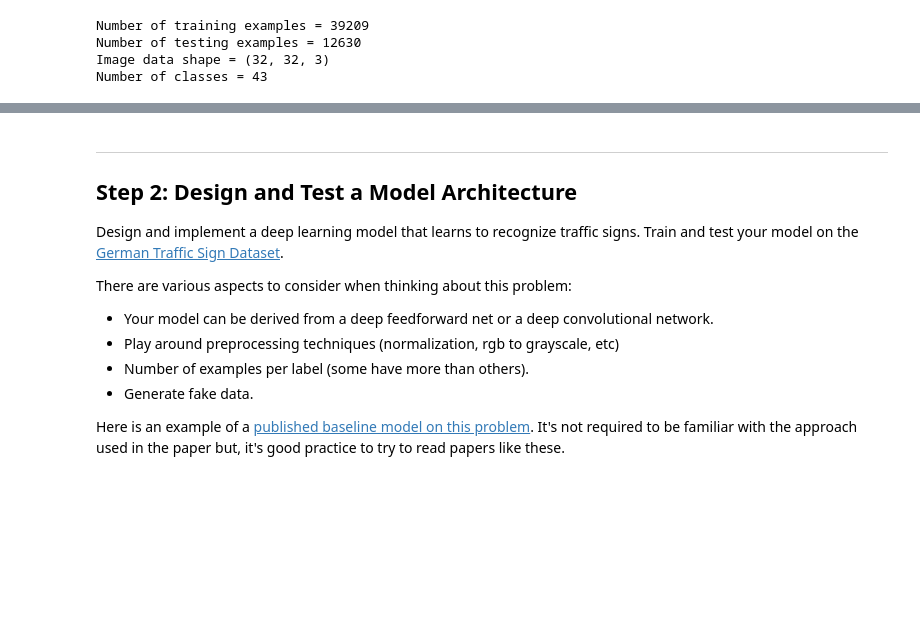
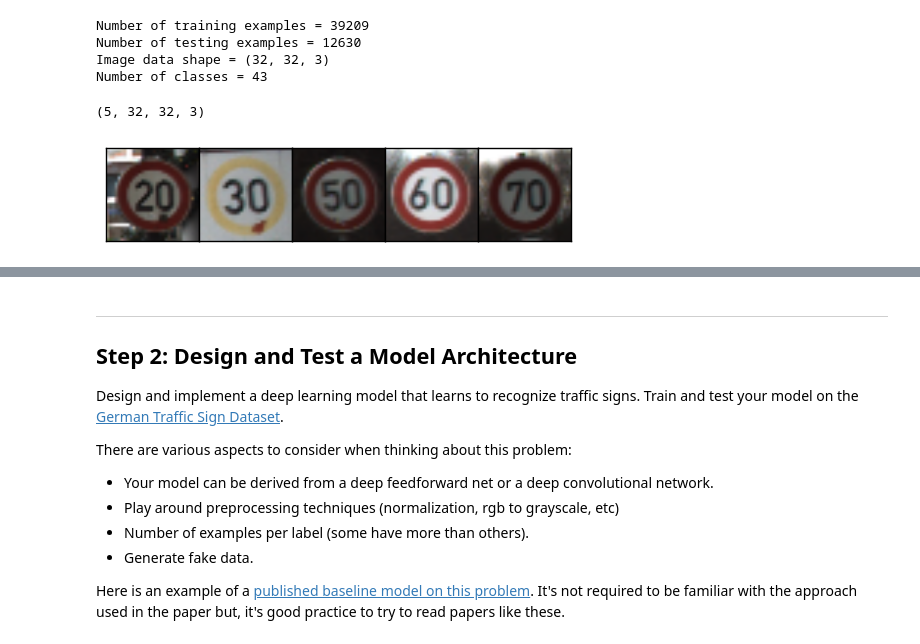
Before and after one commit to citlaligm/German-Traffic-Sign-Recognition, a Jupyter notebook: Traffic_Signs_Recognition.ipynb, the cells around one changed output, grey strips where cells are left out. Drawn from its saved outputs; the diff is of its cells as text; code cells hidden in the pictures; blank space fills up the shorter version.

```diff
--- a/Traffic_Signs_Recognition.ipynb
+++ b/Traffic_Signs_Recognition.ipynb
@@ -88,20 +95,42 @@ Number of training examples = 39209
 Number of testing examples = 12630
 Image data shape = (32, 32, 3)
 Number of classes = 43
+# %%
+#Load 5 images and make them 32x32 RGB images
+
+size = 32, 32
+
+my_test_list = []
+
+for infile in glob.glob("*.jpg"):
+    file, ext = os.path.splitext(infile)
+    img = Image.open(infile)
+    img_rgb = img.convert('RGB')
+    thumb = img_rgb.thumbnail(size, Image.ANTIALIAS)
+    image = np.reshape(img_rgb, (32, 32, 3))
+    my_test_list.append(image)
+
+my_test_X = np.stack(my_test_list)
+print(np.stack(my_test_X).shape)
+
+
+my_test_y = [0, 1, 2, 3, 4]
+# %% [output]
+(5, 32, 32, 3)
 # %%
 ### Data exploration visualization goes here.
 ### Feel free to use as many code cells as needed.
 # %%
 #ax = sns.countplot(x="labels", data=train)
 # %%
-def show_images(images):
+def show_images(images,row,col):
 
     #Split the figure in 3 rows and 3 columns to put images
-    figure, axes = plot.subplots(10,10)
+    figure, axes = plot.subplots(row,col)
 
     # hspace vertical space reserve for white space between subplots
     # wspace horizontal space reserve for white space between subplots
-    figure.subplots_adjust(hspace=0.2, wspace=0.2)
+    figure.subplots_adjust(hspace=0.0, wspace=0.0)
 
     for i, ax in enumerate(axes.flat):
         image_shape = np.shape(images[i])
@@ -120,0 +147,14 @@ def show_images(images):
+# %%
+indexes = []
+selection = []
+
+for i in range(5):
+    indexes.append(np.max(np.nonzero(y_train == i)))
+
+for index in  indexes:
+    image = X_train[index]
+    selection.append(image)
+
+show_images(selection,1,5)
+# %% [output]
+[figure, added]
```
Also changed, not shown: parts of 35 cells of this notebook.
